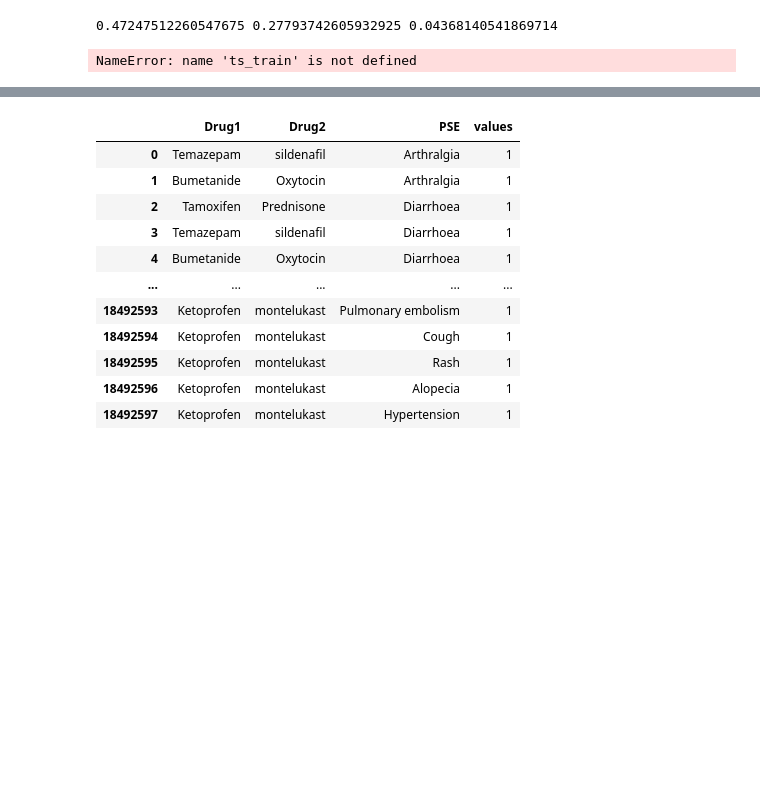
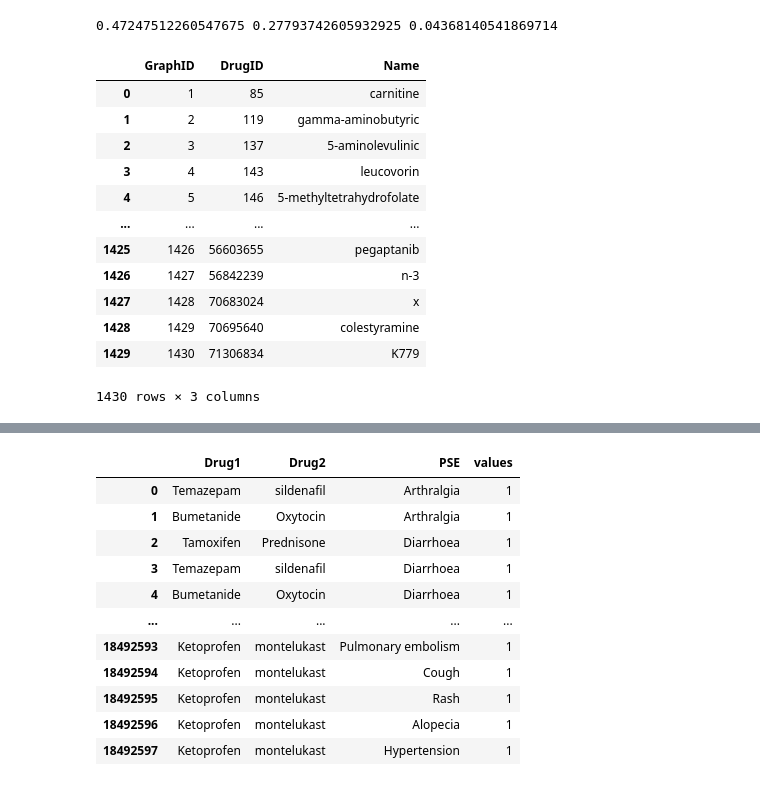
Before and after one commit to amanzadi/MS_Thesis, a Jupyter notebook: GNN_comb_data.ipynb, the cells around one changed output, grey strips where cells are left out. Saved outputs shown, nothing was run; the diff lists cells and outputs as text; code cells hidden in the pictures; blank space fills up the shorter version.

```diff
--- a/GNN_comb_data.ipynb
+++ b/GNN_comb_data.ipynb
@@ -213,8 +213,20 @@ ts_eval.to_csv('../data/TWOSIDE-evaluation-PSE-964.csv', index=False, sep = ',')
 # %%
 # ================= testing ======================
 # %%
-#ts_train = pd.read_csv('../data/TWOSIDE-train-PSE-964.csv', sep=',')
-test = ts_train.copy()
-test
+ts_train = pd.read_csv('../data/TWOSIDE-train-PSE-964.csv', sep=',')
+drugid = pd.read_csv('../data/DrugID.csv', sep = ',')
+drugid
 # %% [output]
+|  | GraphID | DrugID | Name |
+| 0 | 1 | 85 | carnitine |
+| 1 | 2 | 119 | gamma-aminobutyric |
+| 2 | 3 | 137 | 5-aminolevulinic |
+| 3 | 4 | 143 | leucovorin |
+| 4 | 5 | 146 | 5-methyltetrahydrofolate |
+| ... | ... | ... | ... |
+| 1425 | 1426 | 56603655 | pegaptanib |
+| 1426 | 1427 | 56842239 | n-3 |
+| 1427 | 1428 | 70683024 | x |
+| 1428 | 1429 | 70695640 | colestyramine |
+| 1429 | 1430 | 71306834 | K779 |
-NameError: name 'ts_train' is not defined
+1430 rows × 3 columns
```
Also changed, not shown: parts of 4 cells of this notebook, 2 other files.
